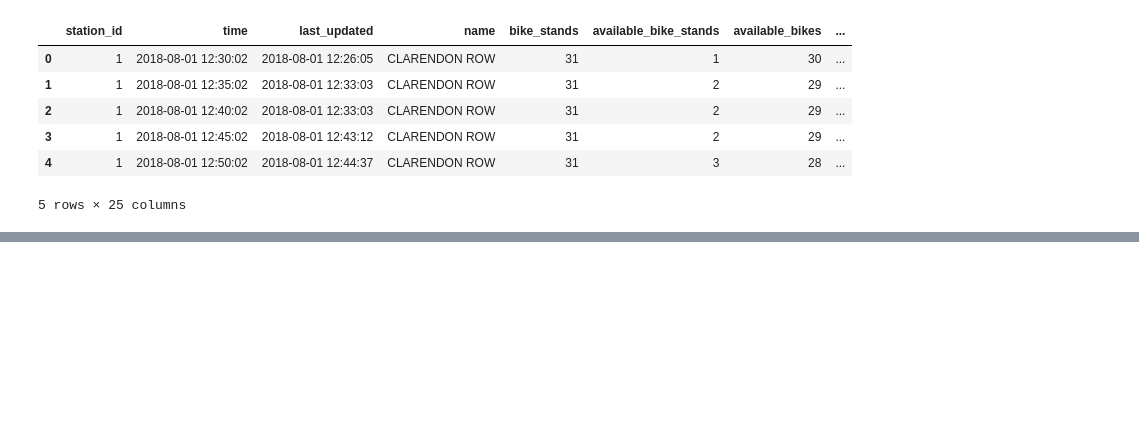
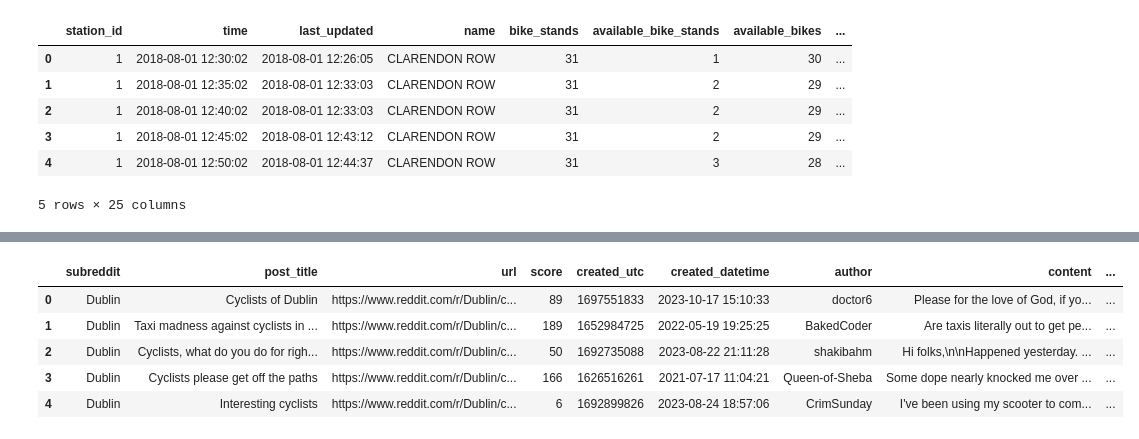
Before and after one commit to step-hen-burke/CA2, a Jupyter notebook: data_processing.ipynb, the cells around one changed output, grey strips where cells are left out. Saved outputs shown, nothing was run; the diff lists cells and outputs as text; code cells hidden in the pictures; blank space fills up the shorter version.

```diff
--- a/data_processing.ipynb
+++ b/data_processing.ipynb
@@ -1087,0 +1166,10 @@ weather_population_dublin_bikes.to_parquet(dublin_bike_folder/'combined_data_wea
+# %%
+sentiment_df['cleaned_comment'] = sentiment_df['content'].apply(text_preprocess)
+sentiment_df.head()
+# %% [output]
+|  | subreddit | post_title | url | score | created_utc | created_datetime | author | content | ... |
+| 0 | Dublin | Cyclists of Dublin | https://www.reddit.com/r/Dublin/c... | 89 | 1697551833 | 2023-10-17 15:10:33 | doctor6 | Please for the love of God, if yo... | ... |
+| 1 | Dublin | Taxi madness against cyclists in ... | https://www.reddit.com/r/Dublin/c... | 189 | 1652984725 | 2022-05-19 19:25:25 | BakedCoder | Are taxis literally out to get pe... | ... |
+| 2 | Dublin | Cyclists, what do you do for righ... | https://www.reddit.com/r/Dublin/c... | 50 | 1692735088 | 2023-08-22 21:11:28 | shakibahm | Hi folks,\n\nHappened yesterday. ... | ... |
+| 3 | Dublin | Cyclists please get off the paths | https://www.reddit.com/r/Dublin/c... | 166 | 1626516261 | 2021-07-17 11:04:21 | Queen-of-Sheba | Some dope nearly knocked me over ... | ... |
+| 4 | Dublin | Interesting cyclists | https://www.reddit.com/r/Dublin/c... | 6 | 1692899826 | 2023-08-24 18:57:06 | CrimSunday | I've been using my scooter to com... | ... |
```
Also changed, not shown: parts of 23 cells of this notebook, 2 other files.
